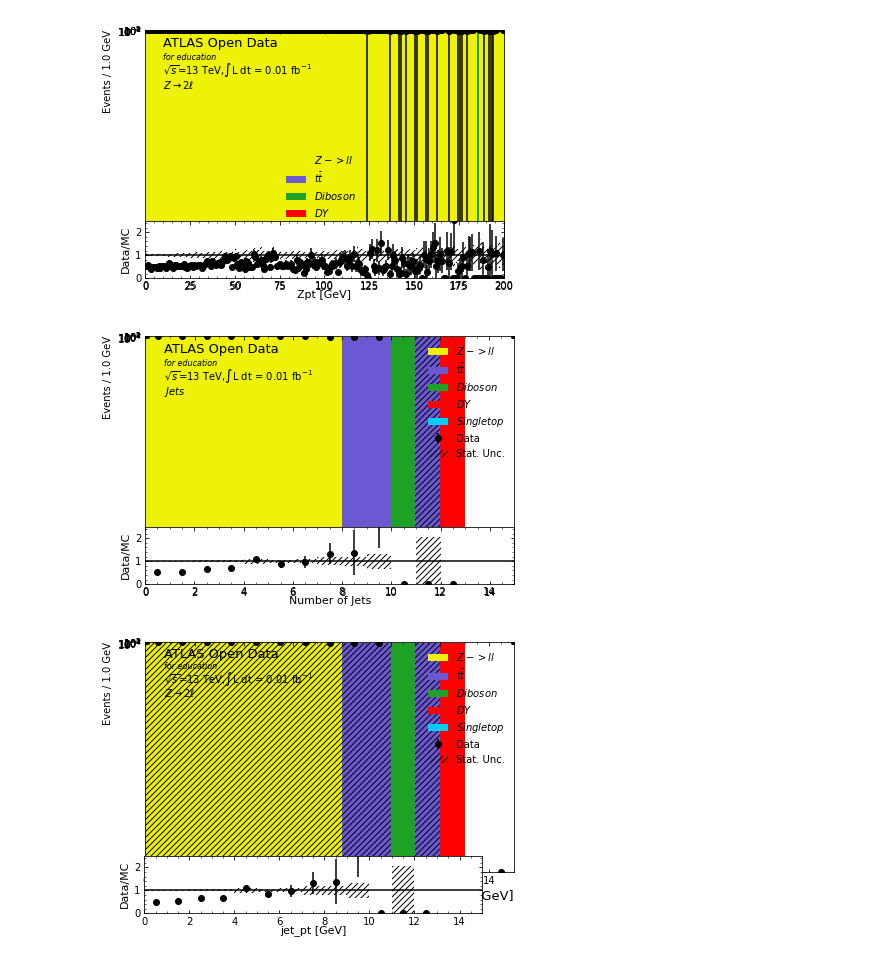
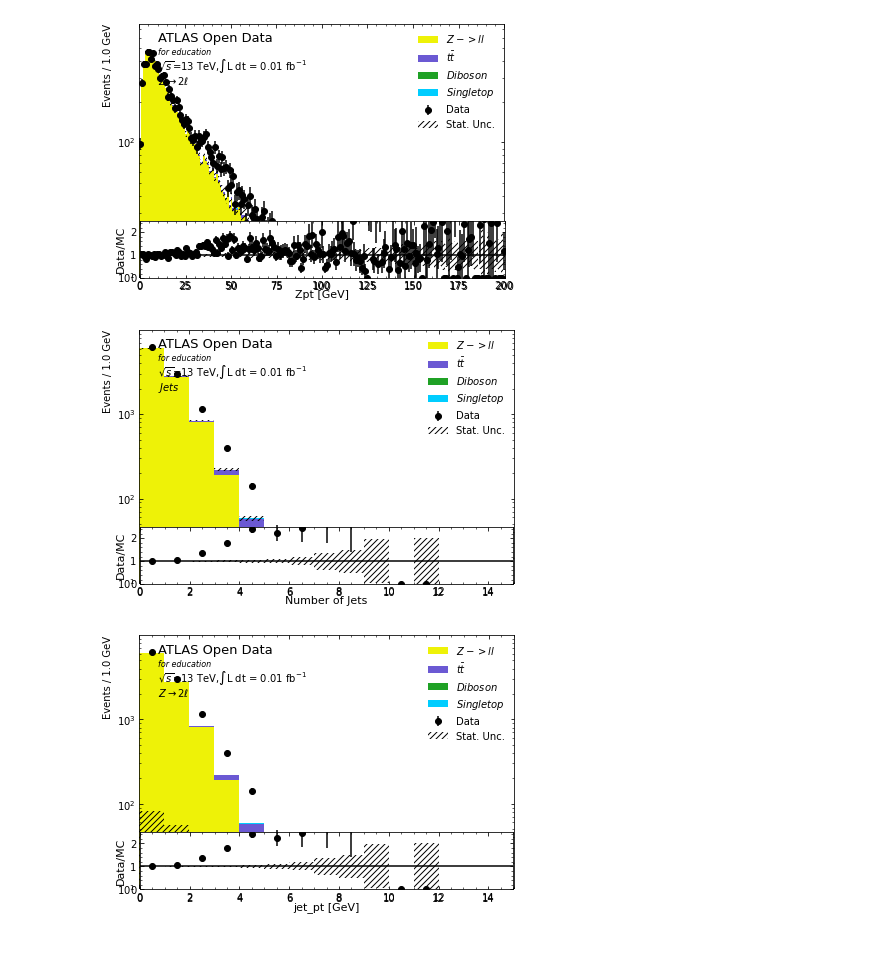
Before and after one commit to NikosKam/Z-ll, a Jupyter notebook: Z-ll.ipynb, the cells around one changed output. Cells and saved outputs as stored; diff of their text form; code cells hidden in the pictures.

```diff
--- a/Z-ll.ipynb
+++ b/Z-ll.ipynb
@@ -340,7 +340,7 @@ def plot_data(data):
                          y=1, horizontalalignment='right')
 
     # set y-axis limits for main axes
-    main_axes.set_ylim( bottom=0, top=np.amax(data_x)*1.6 )
+    main_axes.set_ylim( bottom=10, top=np.amax(data_x)*1.6 )
 
     # add minor ticks on y-axis for main axes
     main_axes.yaxis.set_minor_locator( AutoMinorLocator() )
@@ -384,7 +384,7 @@ def plot_data(data):
     # *************
     # Data/MC ratio
     # *************
-    plt.axes([0.122,0.08,0.83,0.2]) #(left, bottom, width, height)
+    plt.axes([0.11,0.08,0.845,0.2]) #(left, bottom, width, height)
     ratio_axes = plt.gca()
     ratio_axes.errorbar( x=bin_centres, y=data_x/mc_x_tot, yerr=data_x_errors/mc_x_tot, fmt='ko')
     ratio_axes.bar(bin_centres,2*mc_x_err/mc_x_tot,bottom=1-mc_x_err/mc_x_tot,alpha=0.5,color='none',
@@ -491,7 +491,7 @@ def plot_data(data):
                          y=1, horizontalalignment='right')
 
     # set y-axis limits for main axes
-    main_axes.set_ylim( bottom=0, top=np.amax(data_x)*1.6 )
+    main_axes.set_ylim( bottom=10, top=np.amax(data_x)*1.6 )
 
     # add minor ticks on y-axis for main axes
     main_axes.yaxis.set_minor_locator( AutoMinorLocator() )
@@ -533,7 +533,7 @@ def plot_data(data):
     # *************
     # Data/MC ratio
     # *************
-    plt.axes([0.122,0.08,0.83,0.2]) #(left, bottom, width, height)
+    plt.axes([0.11,0.08,0.845,0.2]) #(left, bottom, width, height)
     ratio_axes = plt.gca()
     ratio_axes.errorbar( x=bin_centres, y=data_x/mc_x_tot, yerr=data_x_errors/mc_x_tot, fmt='ko')
     ratio_axes.bar(bin_centres,2*mc_x_err/mc_x_tot,bottom=1-mc_x_err/mc_x_tot,alpha=0.5,color='none',
@@ -555,7 +555,7 @@ plot_data(data)
 plt.savefig("Zpt.png")
 plt.show()
 # %% [output]
-[figure, old version]
+[figure, new version]
 # %%
 #Plotting number of jets
 
@@ -640,7 +640,7 @@ def plot_data(data):
                          y=1, horizontalalignment='right')
 
     # set y-axis limits for main axes
-    main_axes.set_ylim( bottom=0, top=np.amax(data_x)*1.6 )
+    main_axes.set_ylim( bottom=10, top=np.amax(data_x)*1.6 )
 
     # add minor ticks on y-axis for main axes
     main_axes.yaxis.set_minor_locator( AutoMinorLocator() )
@@ -682,7 +682,7 @@ def plot_data(data):
     # *************
     # Data/MC ratio
     # *************
-    plt.axes([0.122,0.08,0.855,0.2]) #(left, bottom, width, height)
+    plt.axes([0.11,0.08,0.864,0.2]) #(left, bottom, width, height)
     ratio_axes = plt.gca()
     ratio_axes.errorbar( x=bin_centres, y=data_x/mc_x_tot, yerr=data_x_errors/mc_x_tot, fmt='ko')
     ratio_axes.bar(bin_centres,2*mc_x_err/mc_x_tot,bottom=1-mc_x_err/mc_x_tot,alpha=0.5,color='none',
@@ -705,7 +705,7 @@ plot_data(data)
 plt.savefig("Number of Jets.png")
 plt.show()
 # %% [output]
-[figure, old version]
+[figure, new version]
 # %%
 #Plotting leading jet pt
 
@@ -784,15 +784,15 @@ def plot_data(data):
                           right=True ) # draw ticks on right axis
 
     # x-axis label
-    main_axes.set_xlabel(r'jet_pt [GeV]',
-                        fontsize=13, x=1, horizontalalignment='right' )
+    #main_axes.set_xlabel(r'jet_pt [GeV]',
+                        #fontsize=13, x=1, horizontalalignment='right' )
 
     # write y-axis label for main axes
     main_axes.set_ylabel('Events / '+str(step_size)+' GeV',
                          y=1, horizontalalignment='right')
 
     # set y-axis limits for main axes
-    main_axes.set_ylim( bottom=0, top=np.amax(data_x)*1.6 )
+    main_axes.set_ylim( bottom=10, top=np.amax(data_x)*1.6 )
 
     # add minor ticks on y-axis for main axes
     main_axes.yaxis.set_minor_locator( AutoMinorLocator() )
@@ -828,32 +828,32 @@ def plot_data(data):
     # draw the legend
     main_axes.legend( frameon=False ) # no box around the legend
 
     #logarithmic y-axis
     main_axes.set_yscale('log')
 
     # *************
     # Data/MC ratio
     # *************
-    plt.axes([0.12,0,0.782,0.2]) #(left, bottom, width, height)
+    plt.axes([0.11,0.08,0.864,0.2]) #(left, bottom, width, height)
     ratio_axes = plt.gca()
     ratio_axes.errorbar( x=bin_centres, y=data_x/mc_x_tot, yerr=data_x_errors/mc_x_tot, fmt='ko')
     ratio_axes.bar(bin_centres,2*mc_x_err/mc_x_tot,bottom=1-mc_x_err/mc_x_tot,alpha=0.5,color='none',
         hatch="////",width=step_size)
     ratio_axes.plot(bin_edges,np.ones(len(bin_edges)),color='k')
     ratio_axes.set_xlim(left=xmin,right=bin_edges[-1])
     ratio_axes.xaxis.set_minor_locator(AutoMinorLocator()) # separation of x axis minor ticks
     ratio_axes.xaxis.set_label_coords(0.9,-0.2) # (x,y) of x axis label # 0.2 down from x axis
     ratio_axes.set_xlabel(r'jet_pt [GeV]',fontname='sans-serif',fontsize=11)
     ratio_axes.tick_params(which='both',direction='in',top=True,labeltop=False,right=True,labelright=False)
     ratio_axes.set_ylim(bottom=0,top=2.5)
     ratio_axes.set_yticks([0,1,2])
     ratio_axes.yaxis.set_minor_locator(AutoMinorLocator())
     ratio_axes.set_ylabel(r'Data/MC',fontname='sans-serif',fontsize=11)
 
     return
 
 plot_data(data)
 plt.savefig("Jet pt.png")
 plt.show()
 # %% [output]
-[figure, old version]
+[figure, new version]
```
Also changed, not shown: parts of 2 cells of this notebook.
